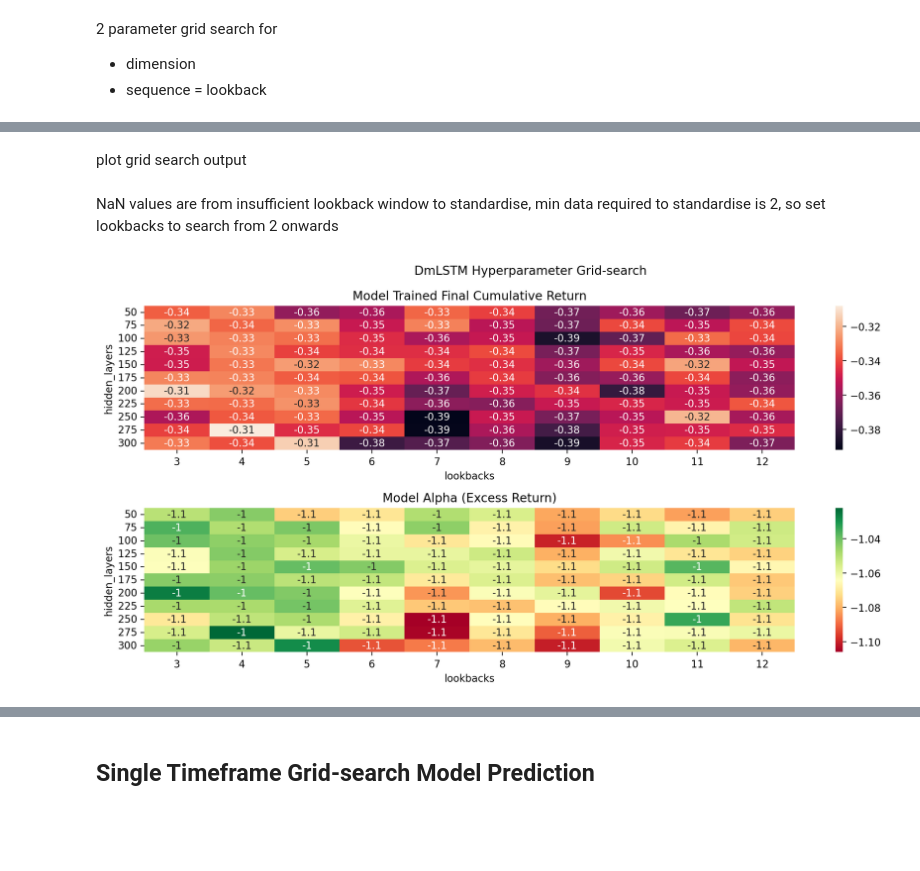
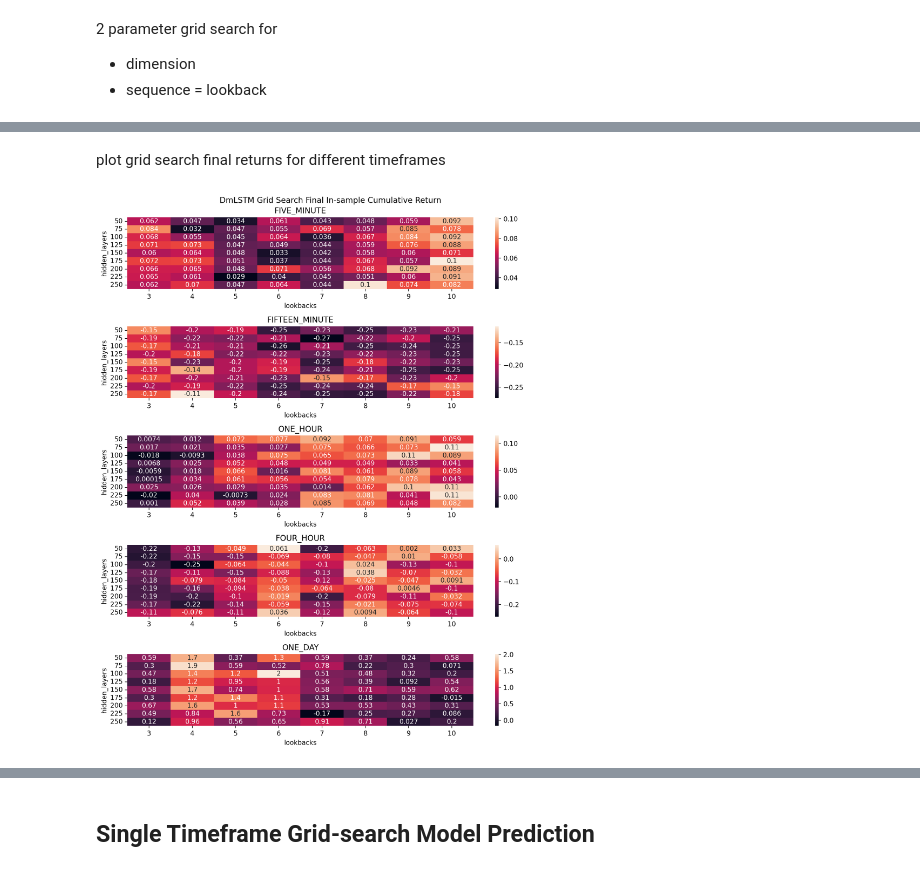
Before and after one commit to AmjadSaidam/Coinbase-DL-Portfolio-Buyer, a Jupyter notebook: backtest.ipynb, the cells around one changed output, grey strips where cells are left out. Drawn from its saved outputs; the diff is of its cells as text; code cells hidden in the pictures; blank space fills up the shorter version.

Commit message:
logical workflow and, multi-timeframe grid search.

```diff
--- a/backtest.ipynb
+++ b/backtest.ipynb
@@ -196,12 +199,6 @@ fig.tight_layout();
 2 parameter grid search for
 * dimension
 * sequence = lookback
-# %%
-hidden_dims = range(50, 325, 25)
-# learning_rates = np.linspace(start = 0.001, stop = 0.01, num = 10) # number of samples to generate
-# range subsets are inclusive
-lookbacks = range(3, 13)
-# toal grid search params = num * lookbacks-1 * (start - end)/step
 # %%
 # get list of dictionaries with parameters
 def grid_search_params(return_data, price_data, target_returns, hidden_dims, lookbacks):
@@ -224,8 +221,6 @@ def grid_search_params(return_data, price_data, target_returns, hidden_dims, loo
 
     return training_params
 
-training_params = grid_search_params(returns_train, prices_train, y_train, hidden_dims, lookbacks)
-
 # map function to input iterbale
 def run_grid_search(training_params):
     return list(map(lambda input: dmlstm.backprop_rnn(**input), training_params))
@@ -246,0 +262,8 @@ models to train: 110
+# %%
+min5_target = {"a": 3, 'loc': 0.01, 'scale': 0.04} # 95% all values lie within [-7%, 9%]
+min15_target = {"a": 3, 'loc': 0.01, 'scale': 0.05} # 95% all values lie within [-9%, 11%]
+h1_target = {"a": 3, 'loc': 0.01, 'scale': 0.06} # 95% all values lie within [-11%, 13%]
+h4_target = {"a": 3, 'loc': 0.01, 'scale': 0.07} # 95% all values lie within [-13%, 15%]
+d1_target = {"a": 3, 'loc': 0.01, 'scale': 0.08} # 95% all values lie within [-15%, 17%]
+
+target_return_inputs = [min5_target, min15_target, h1_target, h4_target, d1_target]
@@ -251,0 +354,3 @@ res = run_grid_search(training_params)
+# %%
+res = run_grid_search_multi_timeframe(target_return_inputs = target_return_inputs, data_frequency = data_frequency, freq = freq,
+                                      data_max = data_max, hidden_dims = hidden_dims, lookbacks = lookbacks)
@@ -258,2 +365,2 @@ final_returns = get_key('predicted_returns', res, weight_diff = None, fees = Fal
 # %% [markdown]
-plot grid search output
+plot grid search final returns for different timeframes
@@ -275,12 +367,9 @@ grid_search_alpha = grid_search.pivot(index = 'hidden_layers', columns = 'lookba
-# %% [markdown]
-NaN values are from insufficient lookback window to standardise, min data required to standardise is 2, so set lookbacks to search from 2 onwards
 # %%
-fig, ax = plt.subplots(nrows = 2, ncols = 1, figsize = (12, 6), dpi = 200)
-fig.suptitle("DmLSTM Hyperparameter Grid-search")
-sns.heatmap(grid_search_final_return, annot = True, ax = ax[0])
-ax[0].set_title('Model Trained Final Cumulative Return')
-sns.heatmap(grid_search_alpha, annot = True, ax = ax[1], cmap = 'RdYlGn')
-ax[1].set_title('Model Alpha (Excess Return)')
-plt.tight_layout();
+fig, ax = plt.subplots(nrows = len(multi_data['grouped_returns']), ncols = 1, figsize = (10, 12), dpi = 200)
+fig.suptitle('DmLSTM Grid Search Final In-sample Cumulative Return')
+for idx, data in enumerate(multi_data['grouped_returns']):
+    sns.heatmap(data = data, annot = True, ax = ax[idx])
+    ax[idx].set_title(f'{data_frequency[idx]}')
+fig.tight_layout();
 # %% [output]
-[figure, old version]
+[figure, new version]
```
Also changed, not shown: parts of 53 cells of this notebook.
